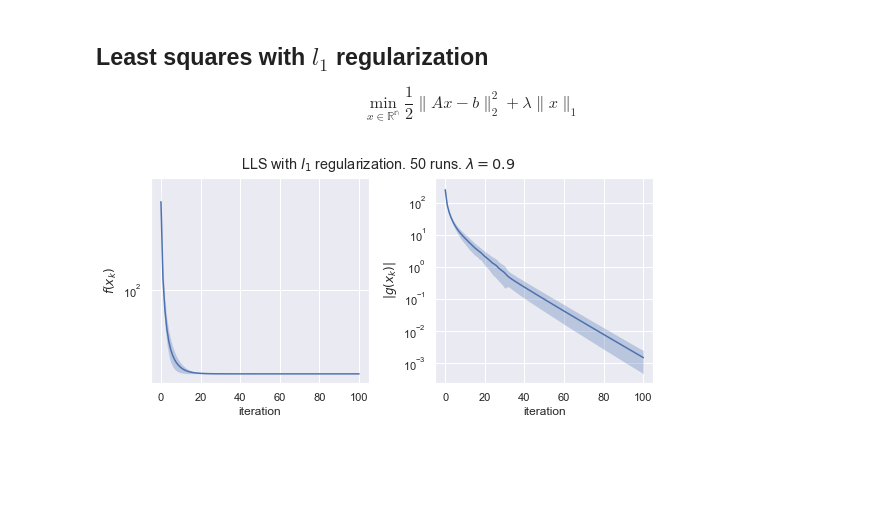
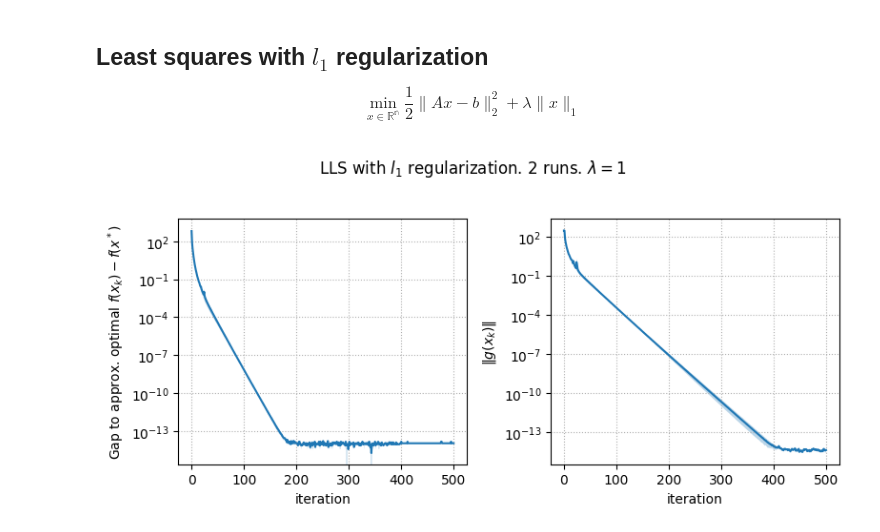
Before and after one commit to MerkulovDaniil/optim, a Jupyter notebook: assets/Notebooks/SD.ipynb, the cells around one changed output. Saved outputs shown, nothing was run; the diff lists cells and outputs as text; code cells hidden in the pictures; blank space fills up the shorter version.

```diff
--- a/assets/Notebooks/SD.ipynb
+++ b/assets/Notebooks/SD.ipynb
@@ -9,66 +9,74 @@ $$
 # %%
 import numpy as np
 from matplotlib import pyplot as plt
-import seaborn as sns
-sns.set()
 np.random.seed(1)
 
 # PARAMETERS
 m = 50
 n = 20
-n_iter = 100
-n_exp = 50
-lam = 0.9
+n_iter = 500
+n_exp = 2
+lam = 1
 alpha = 0.01
 
 f_vals_array = np.zeros((n_exp, n_iter+1))
 g_norm_array = np.zeros((n_exp, n_iter+1))
-
 
 def f(x, *f_params):
     A, b, lam = f_params
     return 0.5*np.linalg.norm(A@x - b, ord=2)**2 + lam*np.linalg.norm(x, ord=1)
 
 def g(x, *f_params):
     A, b, lam = f_params
     return A.T@(A@x - b) + lam*np.sign(x)
 
 def subgradient_descent(x_0, f, g, *f_params, alpha=0.001, n_iter=100):
-    iterations = []
-    f_vals     = []
-    x          = np.array(x_0)
-    iterations.append(x)
+    f_vals = []
+    g_norms = []
+    x = np.array(x_0)
     f_vals.append(f(x, *f_params))
+    g_norms.append(np.linalg.norm(g(x, *f_params)))
     for i_iter in range(n_iter):
-        x = x - alpha * g(x, *f_params)
-        iterations.append(x)
+        grad = g(x, *f_params)
+        x = x - alpha * grad
         f_vals.append(f(x, *f_params))
-#     print(f'Finished with {len(iterations)} iterations and final value {f_vals[-1]}')
-    return iterations, f_vals
+        g_norms.append(np.linalg.norm(grad))
+    return f_vals, g_norms
 
-A = np.random.randn(m, n)
-b = np.random.randn(m)
+# Adjust the loop to store gradient norms
 for exp in range(n_exp):
     x_0 = np.random.randn(n)
-    xs, f_vals_array[exp, :] = subgradient_descent(x_0, f, g, A, b, lam, alpha=alpha, n_iter = n_iter)
-    g_norm_array[exp, :] = np.array([np.linalg.norm(g(x, A, b, lam)) for x in xs])
+    f_vals, g_norms = subgradient_descent(x_0, f, g, A, b, lam, alpha=alpha, n_iter=n_iter)
+    f_vals_array[exp, :] = f_vals
+    g_norm_array[exp, :] = g_norms
+
+# Assuming the minimum value found as the approximate optimal value
+approx_optimal_val = np.min(f_vals_array)
+
+# Calculating the gap between current function values and the approximate optimal value
+gap_array = f_vals_array - approx_optimal_val
 
 fig = plt.figure(figsize=(8,4))
 fig.suptitle(f'LLS with $l_1$ regularization. {n_exp} runs. $\lambda = {lam}$')
 
-ax = fig.add_subplot(1, 2, 1)
-ax.set_ylabel(f'$f(x_k)$')
-ax.set_xlabel('iteration')
-ax.semilogy(f_vals_array.mean(axis=0))
-ax.fill_between(np.arange(n_iter+1), f_vals_array.mean(axis=0) - f_vals_array.std(axis=0),  f_vals_array.mean(axis=0) + f_vals_array.std(axis=0), alpha=0.3)
+# Plotting the gap for the first subplot
+ax1 = fig.add_subplot(1, 2, 1)
+plt.grid(linestyle=":")
+ax1.set_ylabel('Gap to approx. optimal $f(x_k) - f(x^*)$')
+ax1.set_xlabel('iteration')
+ax1.semilogy(gap_array.mean(axis=0))
+ax1.fill_between(np.arange(n_iter+1), gap_array.mean(axis=0) - gap_array.std(axis=0),  gap_array.mean(axis=0) + gap_array.std(axis=0), alpha=0.3)
 
-ax = fig.add_subplot(1, 2, 2)
-ax.set_ylabel(f'$\|g(x_k)\|$')
-ax.set_xlabel('iteration')
-ax.semilogy(g_norm_array.mean(axis=0))
-ax.fill_between(np.arange(n_iter+1), g_norm_array.mean(axis=0) - g_norm_array.std(axis=0),  g_norm_array.mean(axis=0) + g_norm_array.std(axis=0), alpha=0.3)
+# The second subplot remains unchanged
+ax2 = fig.add_subplot(1, 2, 2)
+ax2.set_ylabel('$\|g(x_k)\|$')
+ax2.set_xlabel('iteration')
+ax2.semilogy(g_norm_array.mean(axis=0))
+ax2.fill_between(np.arange(n_iter+1), g_norm_array.mean(axis=0) - g_norm_array.std(axis=0),  g_norm_array.mean(axis=0) + g_norm_array.std(axis=0), alpha=0.3)
+
 fig.tight_layout(rect=[0, 0.03, 1, 0.95])
-plt.savefig('SD.svg')
+plt.grid(linestyle=":")
+plt.savefig('SD_gap.pdf')
 # plt.show()
 # %% [output]
-[figure, old version]
+[figure, new version]
```
Also changed, not shown: 8 other files.
